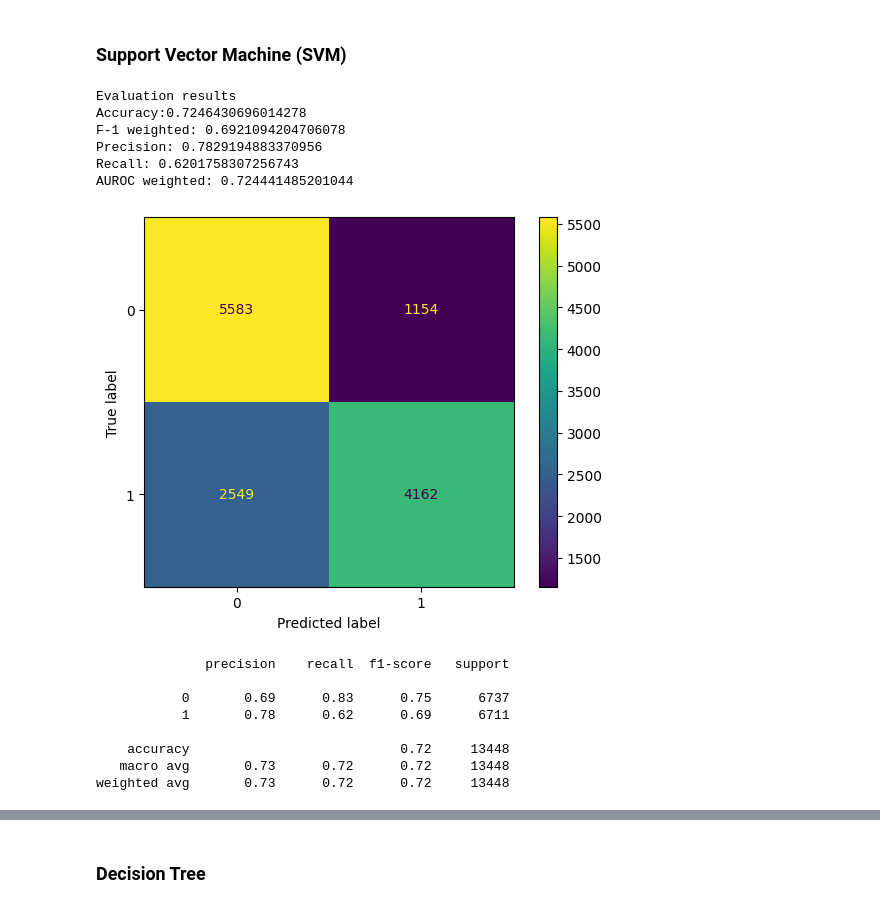
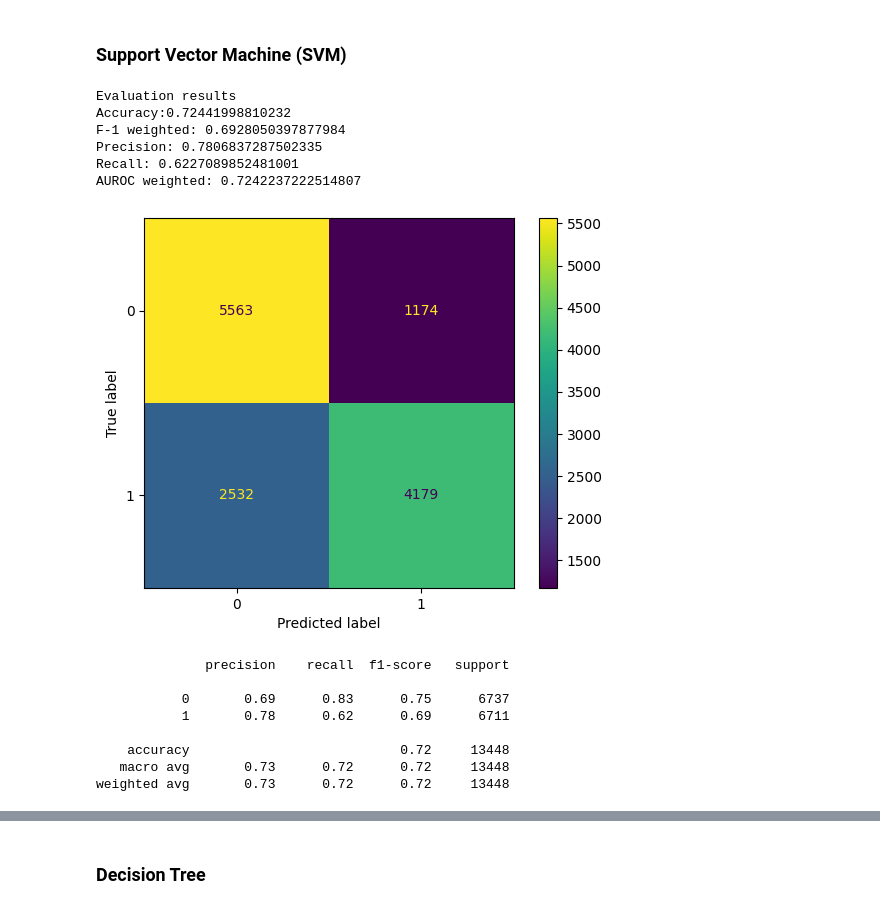
Before and after one commit to ethan-gr/Prj_DataSci, a Jupyter notebook: src/models_exploration.ipynb, the cells around one changed output, grey strips where cells are left out. Drawn from its saved outputs; the diff is of its cells as text; code cells hidden in the pictures.

```diff
--- a/src/models_exploration.ipynb
+++ b/src/models_exploration.ipynb
@@ -145,13 +148,32 @@ V-measure: 0.1412649493183823
 ## Models
 # %%
 # Scale data
-scaler = MinMaxScaler()
-scaled_data = scaler.fit_transform(train_data.values)
+minmax_scaler = MinMaxScaler()
+scaled_data = minmax_scaler.fit_transform(train_data.values)
 
-# Split the data into training and testing sets
-train_features, test_features, train_labels, test_labels = train_test_split(scaled_data, cardio_disease.values, test_size = 0.2, random_state = 42)
+# Standardize data
+std_scaler = StandardScaler()
+std_data = std_scaler.fit_transform(train_data.values)
+
+# Split the raw data into training and testing sets
+train_features, test_features, train_labels, test_labels = train_test_split(train_data, cardio_disease.values, test_size = 0.2, random_state = 42)
+print("Raw data")
 print('Training Features Shape:', train_features.shape)
 print('Training Labels Shape:', train_labels.shape)
 print('Testing Features Shape:', test_features.shape)
 print('Testing Labels Shape:', test_labels.shape)
+
+scaled_train_features, scaled_test_features, train_labels, test_labels = train_test_split(scaled_data, cardio_disease.values, test_size = 0.2, random_state = 42)
+print("\nScaled data")
+print('Training Features Shape:', train_features.shape)
+print('Training Labels Shape:', train_labels.shape)
+print('Testing Features Shape:', test_features.shape)
+print('Testing Labels Shape:', test_labels.shape)
+
+std_train_features, std_test_features, train_labels, test_labels = train_test_split(std_data, cardio_disease.values, test_size = 0.2, random_state = 42)
+print("\nStandardized data")
+print('Training Features Shape:', train_features.shape)
+print('Training Labels Shape:', train_labels.shape)
+print('Testing Features Shape:', test_features.shape)
+print('Testing Labels Shape:', test_labels.shape)
 # %% [output]
@@ -193,23 +228,25 @@ def model_evaluation(test_labels, model_preds):
 # %% [markdown]
 ### Support Vector Machine (SVM)
 # %%
-# Fit model
-svm = SVC(kernel="linear", C=1.0, random_state=42)
-svm.fit(train_features, train_labels)
+# Fit model with raw data
+#svm = SVC(kernel="linear", C=1.0, random_state=42)
+#svm.fit(train_features, train_labels)
+
+svm = joblib.load("../results/svms/raw_data/None_scale_svm_model.pkl")
 
 # Predict
 svm_pred = svm.predict(test_features)
 
 # Evaluation
 model_evaluation(test_labels, svm_pred)
 # %% [output]
 Evaluation results
-Accuracy:0.7246430696014278
-F-1 weighted: 0.6921094204706078
-Precision: 0.7829194883370956
-Recall: 0.6201758307256743
-AUROC weighted: 0.724441485201044
+Accuracy:0.72441998810232
+F-1 weighted: 0.6928050397877984
+Precision: 0.7806837287502335
+Recall: 0.6227089852481001
+AUROC weighted: 0.7242237222514807
-[figure, old version]
+[figure, new version]
               precision    recall  f1-score   support
 
            0       0.69      0.83      0.75      6737
```
Also changed, not shown: parts of 17 cells of this notebook.
